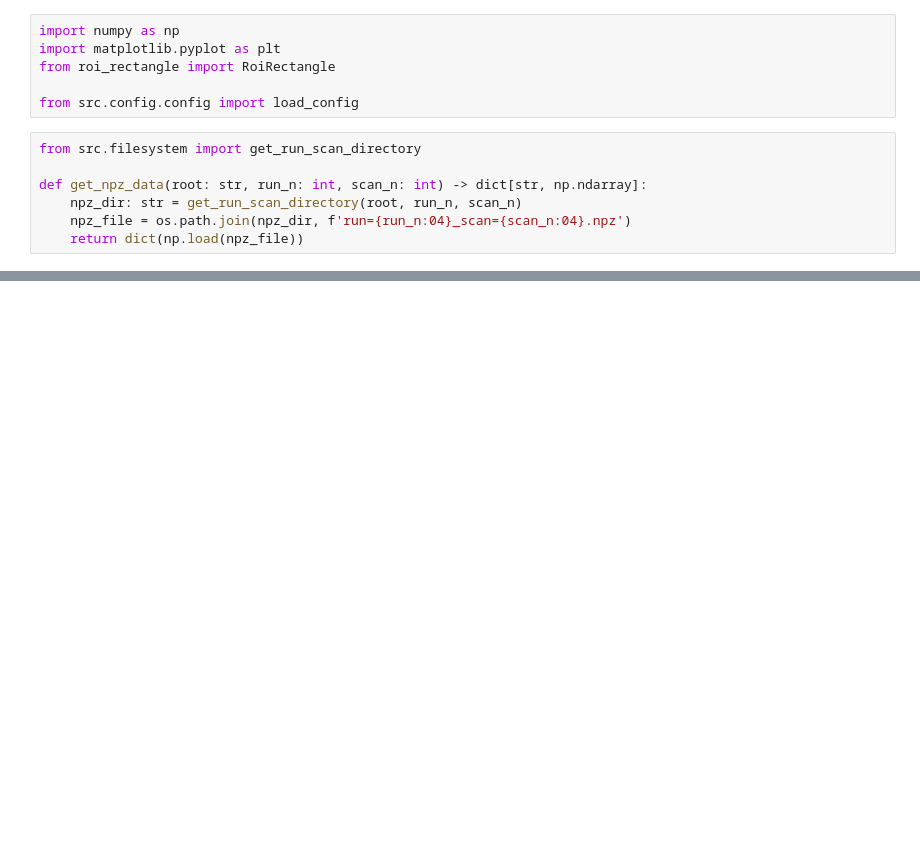
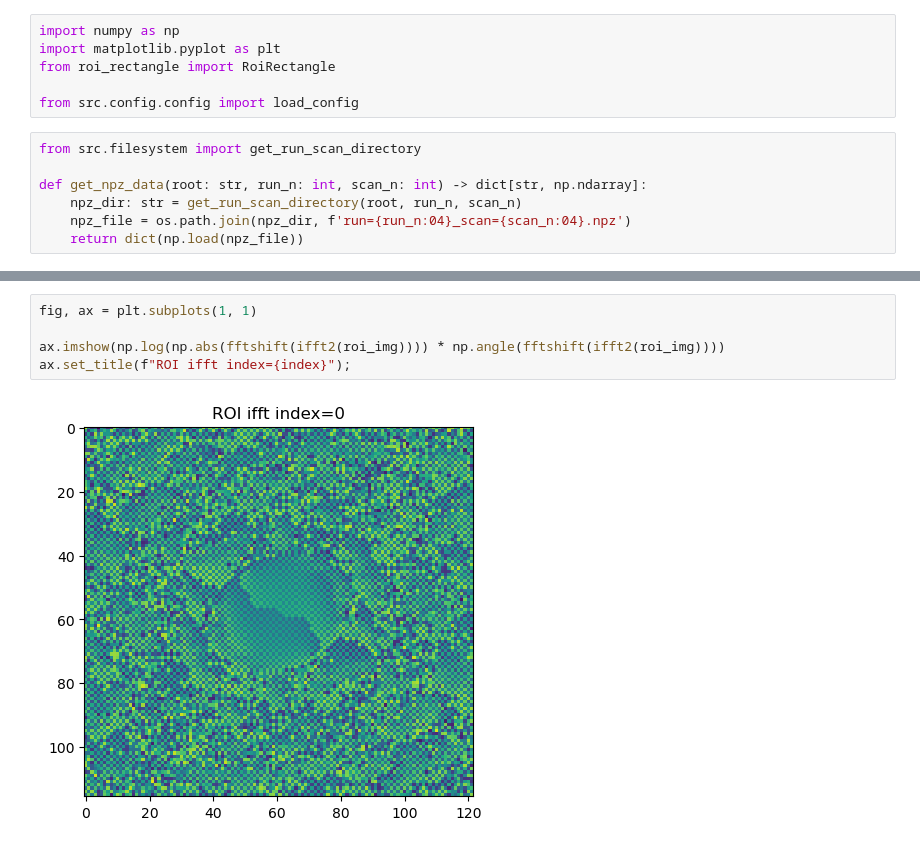
Before and after one commit to SJB7777/STO-XFEL, a Jupyter notebook: notebooks/fourier_transform.ipynb, the cells around one changed output, grey strips where cells are left out. Drawn from its saved outputs; the diff is of its cells as text; blank space fills up the shorter version.

```diff
--- a/notebooks/fourier_transform.ipynb
+++ b/notebooks/fourier_transform.ipynb
@@ -73,0 +74,7 @@ ax.set_title(f"ROI angle ifft index={index}");
+# %%
+fig, ax = plt.subplots(1, 1)
+
+ax.imshow(np.log(np.abs(fftshift(ifft2(roi_img)))) * np.angle(fftshift(ifft2(roi_img))))
+ax.set_title(f"ROI ifft index={index}");
+# %% [output]
+[figure, added]
```
Also changed, not shown: parts of 6 cells of this notebook, 2 other files.
